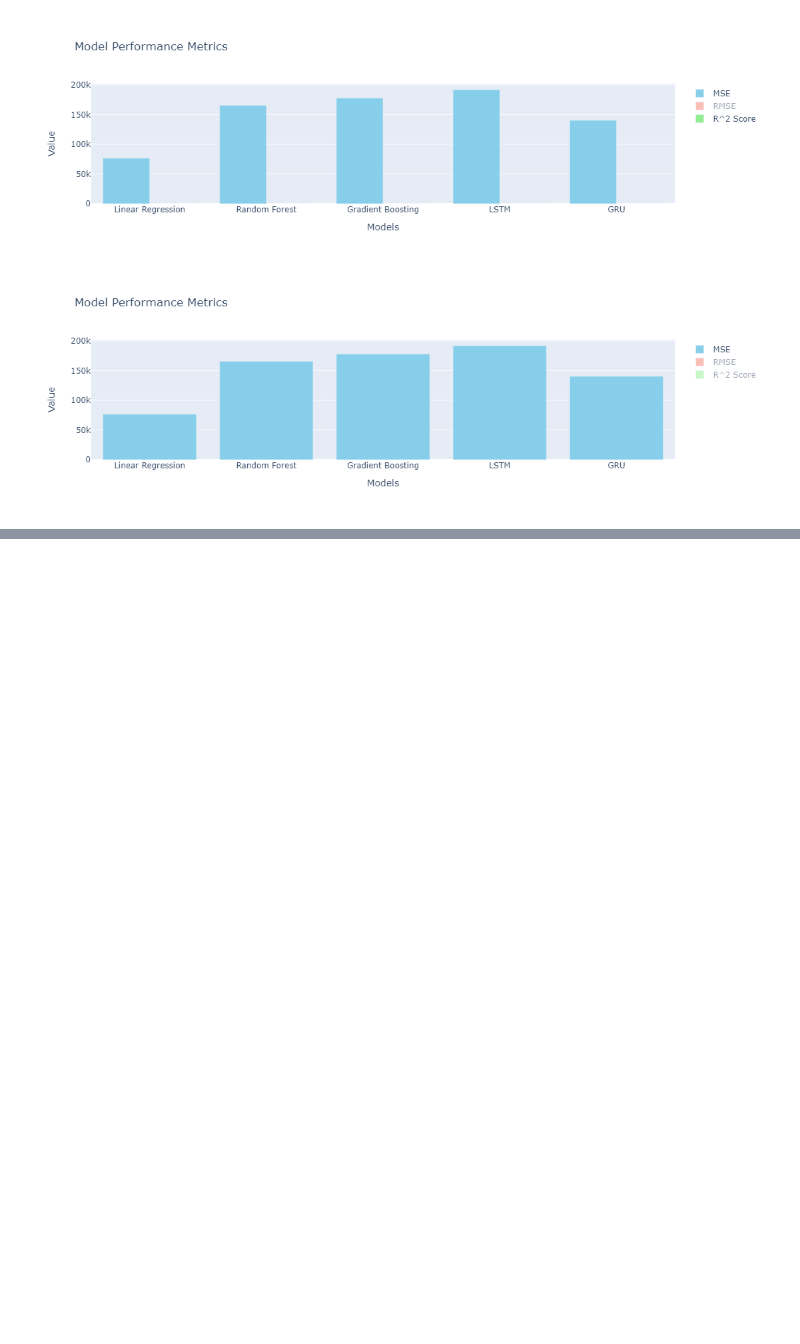
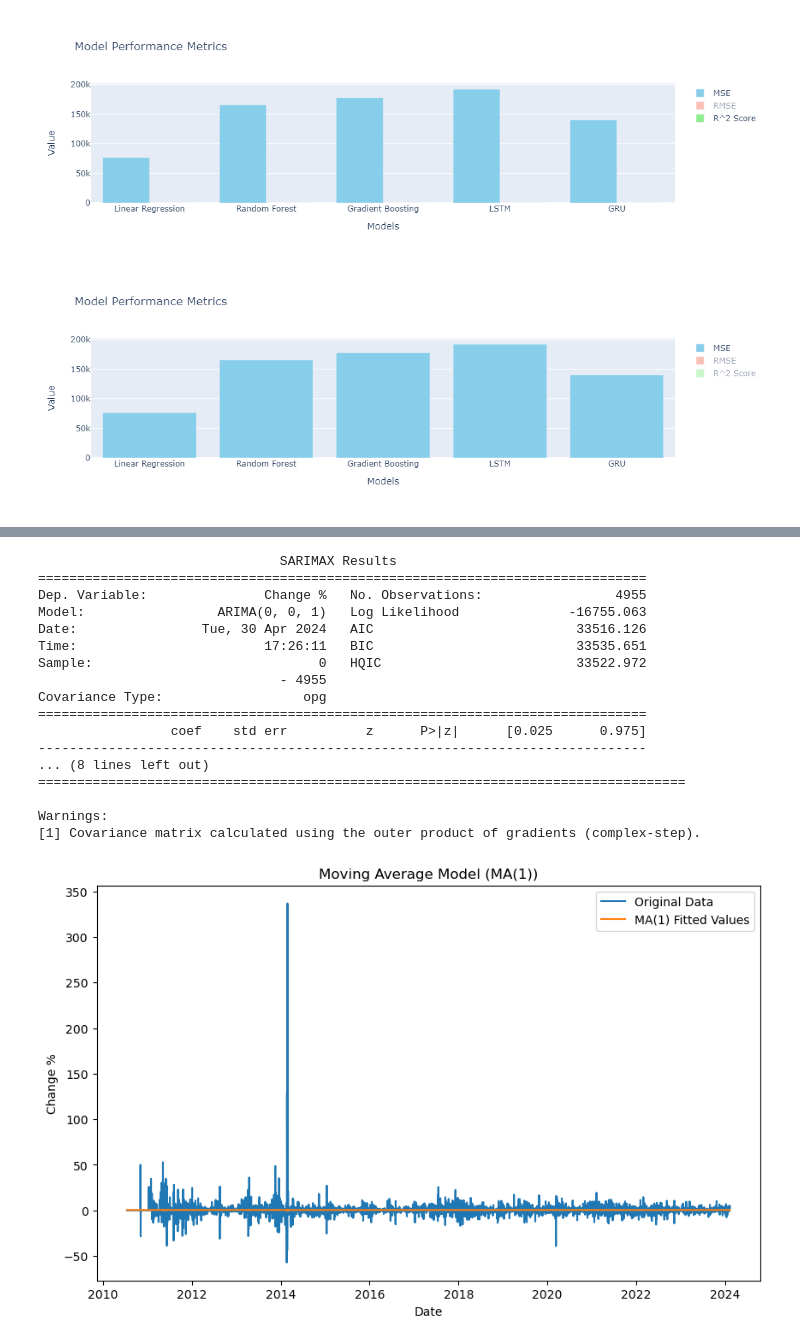
Before and after one commit to SuhasPalani/ML_Bitcoin_Prediction, a Jupyter notebook: notebooks/final_bitcoin_prediction-Copy1.ipynb, the cells around one changed output, grey strips where cells are left out. Drawn from its saved outputs; the diff is of its cells as text; code cells hidden in the pictures; blank space fills up the shorter version.

```diff
--- a/notebooks/final_bitcoin_prediction-Copy1.ipynb
+++ b/notebooks/final_bitcoin_prediction-Copy1.ipynb
@@ -1903,0 +1937,58 @@ plt.show()
+# %%
+import pandas as pd
+import matplotlib.pyplot as plt
+import statsmodels.api as sm
+
+# Read the dataset
+df = pd.read_csv('../DATASET/Bitcoin History.csv')
+
+# Convert 'Date' column to datetime format
+df['Date'] = pd.to_datetime(df['Date'])
+
+# Sort the DataFrame by date
+df = df.sort_values(by='Date')
+
+# Convert 'Change %' column to numeric and handle missing values
+df['Change %'] = pd.to_numeric(df['Change %'].str.rstrip('%'), errors='coerce')
+
+# Drop rows with missing or NaN values in 'Change %' column
+df = df.dropna(subset=['Change %'])
+
+# Define the MA model with a specific order (e.g., order=1 for MA(1))
+order = 1
+ma_model = sm.tsa.ARIMA(df['Change %'], order=(0, 0, order))
+
+# Fit the MA model
+ma_result = ma_model.fit()
+
+# Print the summary of the model
+print(ma_result.summary())
+
+# Plot the original data and the fitted values
+plt.figure(figsize=(10, 6))
+plt.plot(df['Date'], df['Change %'], label='Original Data')
+plt.plot(df['Date'], ma_result.fittedvalues, label=f'MA({order}) Fitted Values')
+plt.xlabel('Date')
+plt.ylabel('Change %')
+plt.title(f'Moving Average Model (MA({order}))')
+plt.legend()
+plt.show()
+# %% [output]
+                               SARIMAX Results
+==============================================================================
+Dep. Variable:               Change %   No. Observations:                 4955
+Model:                 ARIMA(0, 0, 1)   Log Likelihood              -16755.063
+Date:                Tue, 30 Apr 2024   AIC                          33516.126
+Time:                        17:26:11   BIC                          33535.651
+Sample:                             0   HQIC                         33522.972
+                               - 4955
+Covariance Type:                  opg
+==============================================================================
+                 coef    std err          z      P>|z|      [0.025      0.975]
+------------------------------------------------------------------------------
+... (8 lines left out)
+===================================================================================
+
+Warnings:
+[1] Covariance matrix calculated using the outer product of gradients (complex-step).
+[figure, added]
```
Also changed, not shown: parts of 13 cells of this notebook.
